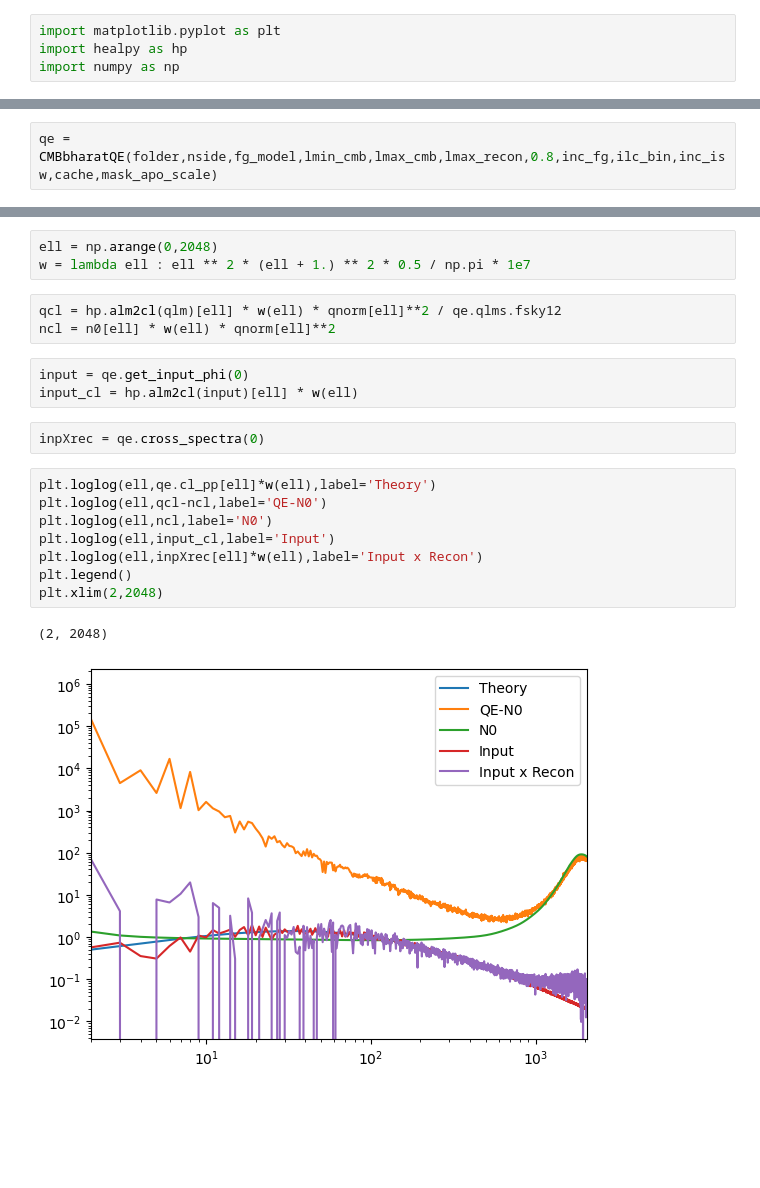
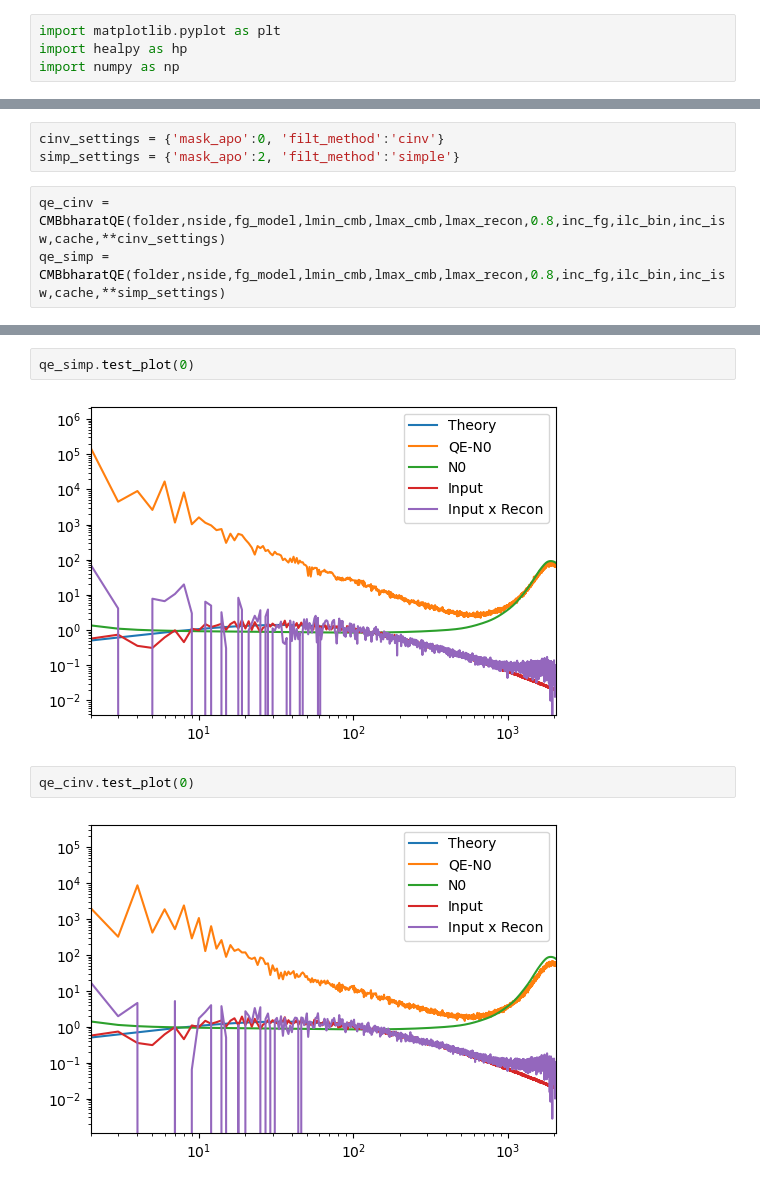
Before and after one commit to antolonappan/echolens, a Jupyter notebook: notebooks/recons.ipynb, the cells around one changed output, grey strips where cells are left out. Saved outputs shown, nothing was run; the diff lists cells and outputs as text; blank space fills up the shorter version.

Commit message:
cinv filtering
Signed-off-by: Anto Idicherian Lonappan <antolonappan@icloud.com>

```diff
--- a/notebooks/recons.ipynb
+++ b/notebooks/recons.ipynb
@@ -25,2 +23,6 @@ mask_apo_scale = 2
+# %%
+cinv_settings = {'mask_apo':0, 'filt_method':'cinv'}
+simp_settings = {'mask_apo':2, 'filt_method':'simple'}
 # %%
-qe = CMBbharatQE(folder,nside,fg_model,lmin_cmb,lmax_cmb,lmax_recon,0.8,inc_fg,ilc_bin,inc_isw,cache,mask_apo_scale)
+qe_cinv = CMBbharatQE(folder,nside,fg_model,lmin_cmb,lmax_cmb,lmax_recon,0.8,inc_fg,ilc_bin,inc_isw,cache,**cinv_settings)
+qe_simp = CMBbharatQE(folder,nside,fg_model,lmin_cmb,lmax_cmb,lmax_recon,0.8,inc_fg,ilc_bin,inc_isw,cache,**simp_settings)
@@ -34,22 +29,8 @@ n0 = qe.nhl.get_sim_nhl(0,'p_p','p_p')
-# %%
-ell = np.arange(0,2048)
-w = lambda ell : ell ** 2 * (ell + 1.) ** 2 * 0.5 / np.pi * 1e7
-# %%
-qcl = hp.alm2cl(qlm)[ell] * w(ell) * qnorm[ell]**2 / qe.qlms.fsky12
-ncl = n0[ell] * w(ell) * qnorm[ell]**2
-# %%
-input = qe.get_input_phi(0)
-input_cl = hp.alm2cl(input)[ell] * w(ell)
-# %%
-inpXrec = qe.cross_spectra(0)
-# %%
-plt.loglog(ell,qe.cl_pp[ell]*w(ell),label='Theory')
-plt.loglog(ell,qcl-ncl,label='QE-N0')
-plt.loglog(ell,ncl,label='N0')
-plt.loglog(ell,input_cl,label='Input')
-plt.loglog(ell,inpXrec[ell]*w(ell),label='Input x Recon')
-plt.legend()
-plt.xlim(2,2048)
-# %% [output]
-(2, 2048)
-[figure, removed]
+# %%
+qe_simp.test_plot(0)
+# %% [output]
+[figure, added]
+# %%
+qe_cinv.test_plot(0)
+# %% [output]
+[figure, added]
```
Also changed, not shown: parts of 4 cells of this notebook, 1 other file.
